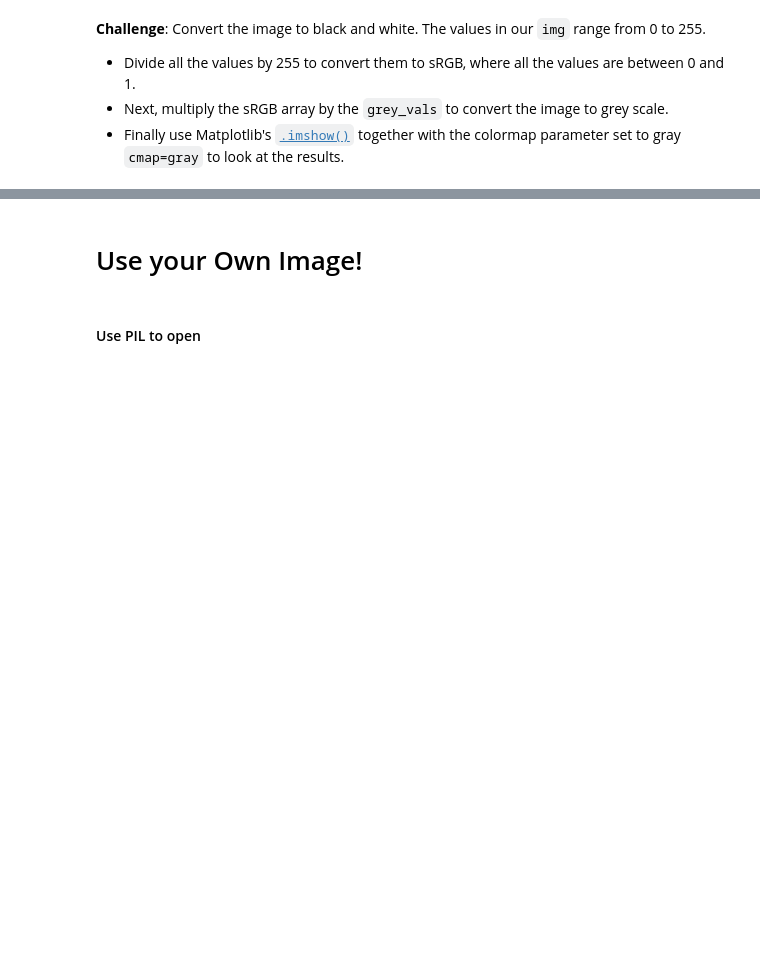
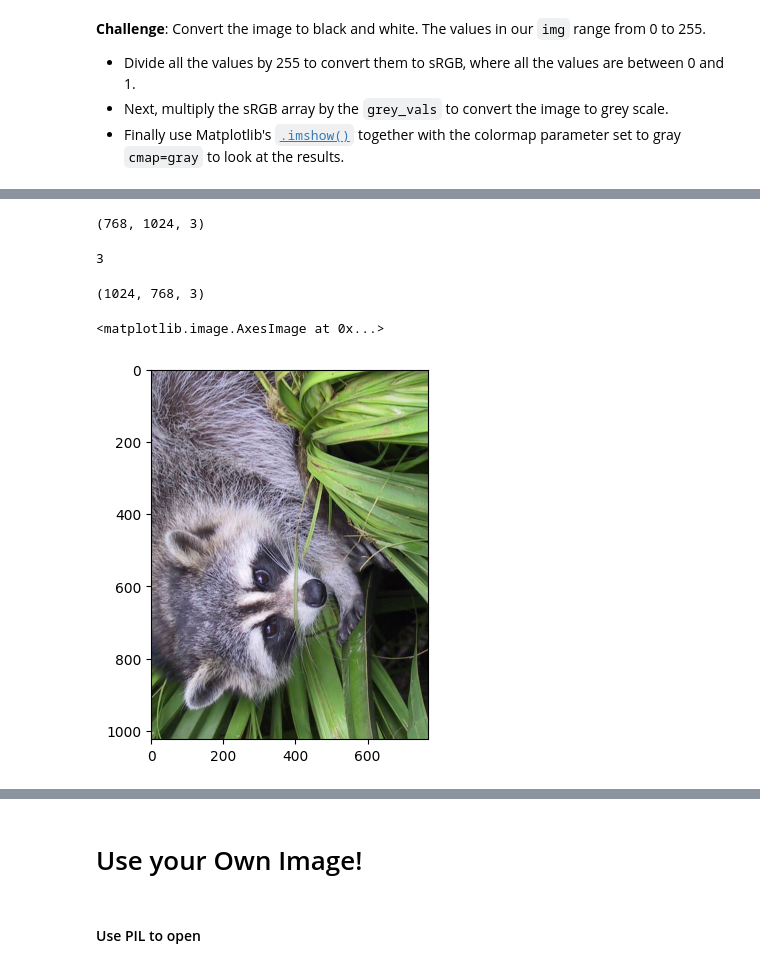
Before and after one commit to ksg-dev/numpy-intro, a Jupyter notebook: Computation_with_NumPy_and_N_Dimensional_Arrays_(start).ipynb, the cells around one changed output, grey strips where cells are left out. Saved outputs shown, nothing was run; the diff lists cells and outputs as text; code cells hidden in the pictures; blank space fills up the shorter version.

```diff
--- a/Computation_with_NumPy_and_N_Dimensional_Arrays_(start).ipynb
+++ b/Computation_with_NumPy_and_N_Dimensional_Arrays_(start).ipynb
@@ -402,0 +498,19 @@ grey_vals = np.array([0.2126, 0.7152, 0.0722])
+# %%
+img.shape
+# %% [output]
+(768, 1024, 3)
+# %%
+img.ndim
+# %% [output]
+3
+# %%
+rotated = np.swapaxes(img, 0, 1)
+# %%
+rotated.shape
+# %% [output]
+(1024, 768, 3)
+# %%
+plt.imshow(rotated)
+# %% [output]
+<matplotlib.image.AxesImage at 0x...>
+[figure, added]
```
Also changed, not shown: parts of 28 cells of this notebook.
